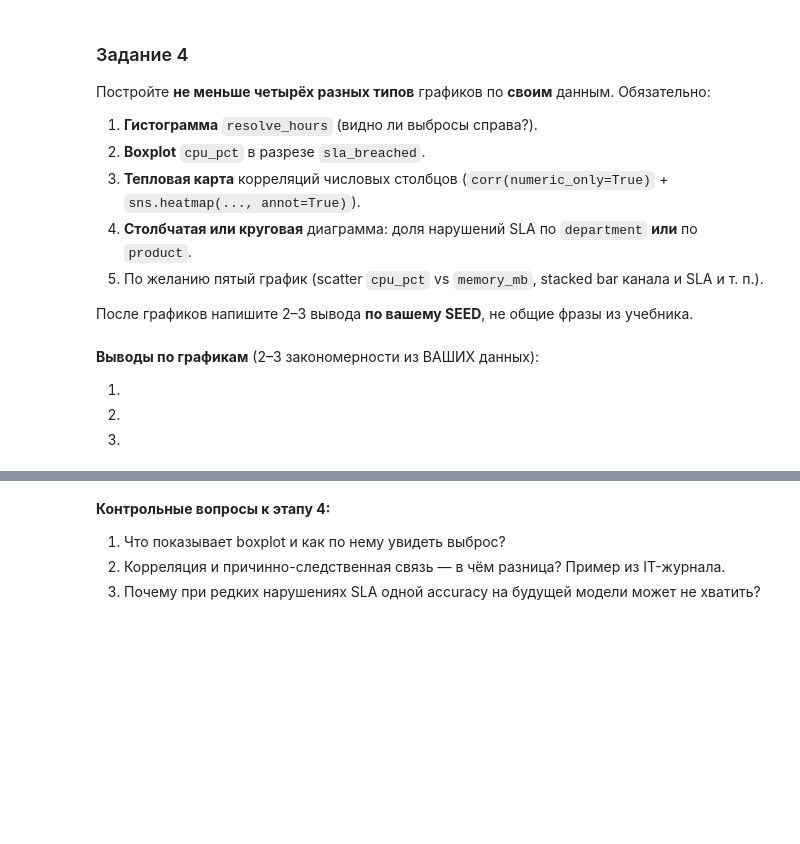
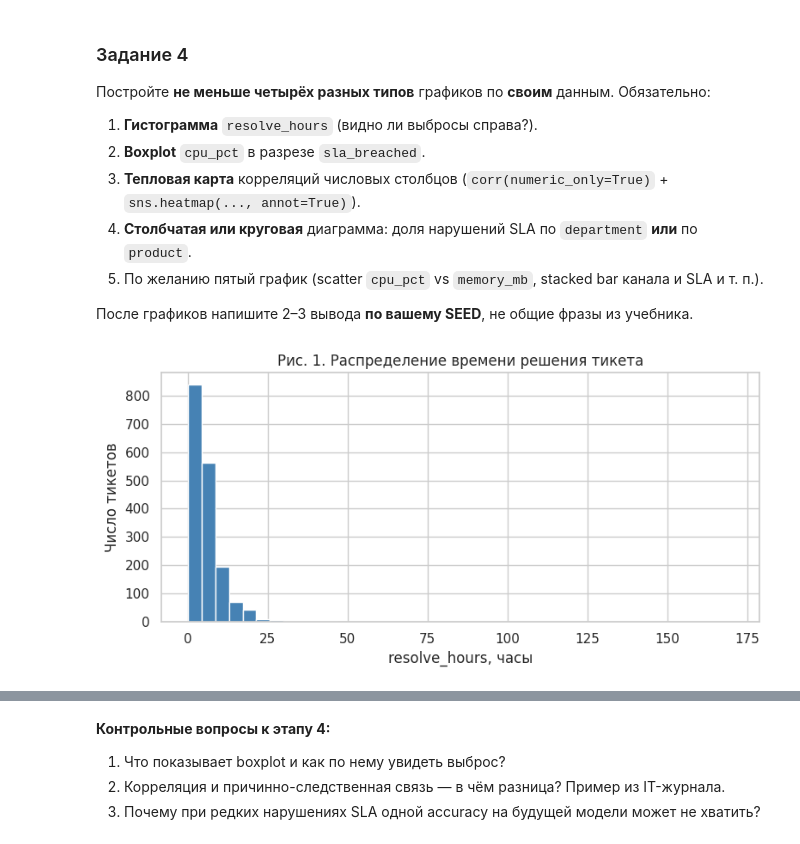
Before and after one commit to AstronomekDomansky/-.-1, a Jupyter notebook: СииБД4.ipynb, the cells around one changed output, grey strips where cells are left out. Cells and saved outputs as stored; diff of their text form; code cells hidden in the pictures; blank space fills up the shorter version.

```diff
--- a/СииБД4.ipynb
+++ b/СииБД4.ipynb
@@ -210,8 +200,13 @@ plt.show()
-# %% [markdown]
-**Выводы по графикам** (2–3 закономерности из ВАШИХ данных):
-
-1.
-
-2.
-
-3.
+# %%
+#  ВАШ КОД (Задание 4)
+
+# График 1: гистограмма resolve_hours
+plt.figure(figsize=(8, 4))
+plt.hist(df_raw["resolve_hours"].dropna(), bins=40, color="steelblue", edgecolor="white")
+plt.xlabel("resolve_hours, часы")
+plt.ylabel("Число тикетов")
+plt.title("Рис. 1. Распределение времени решения тикета")
+plt.tight_layout()
+plt.show()
+# %% [output]
+[figure, added]
```
Also changed, not shown: parts of 14 cells of this notebook.
